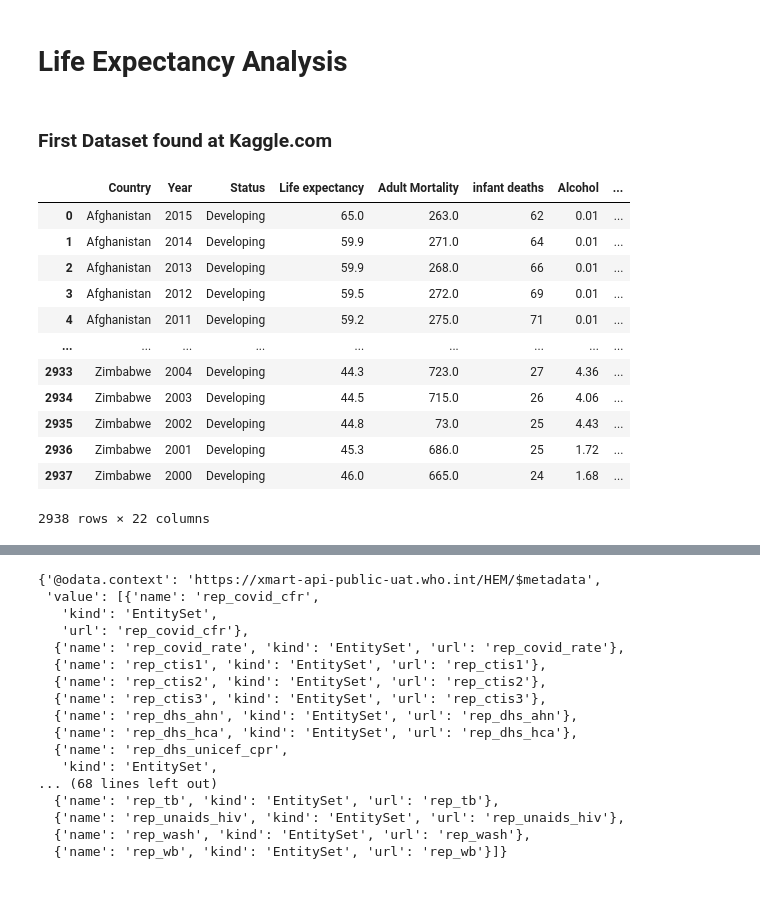
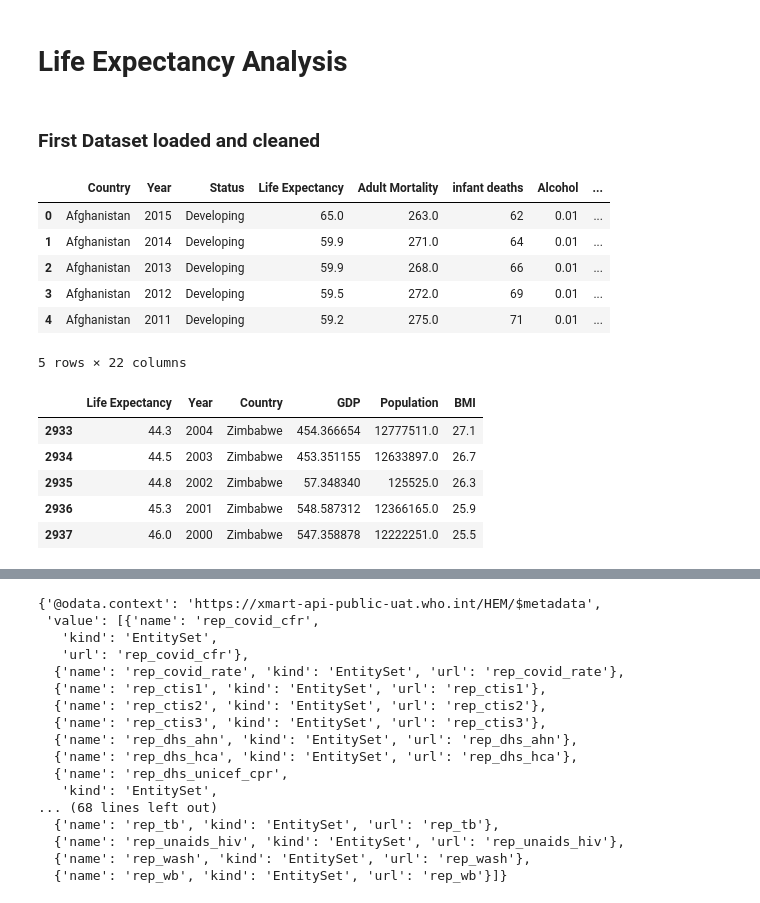
Before and after one commit to JNorthData/Life_Expectancy, a Jupyter notebook: life-expectancy.ipynb, the cells around one changed output, grey strips where cells are left out. Saved outputs shown, nothing was run; the diff lists cells and outputs as text; code cells hidden in the pictures.

```diff
--- a/life-expectancy.ipynb
+++ b/life-expectancy.ipynb
@@ -7,22 +7,32 @@ import pandas as pd
 import requests
 import matplotlib.pyplot as plt
 # %% [markdown]
-### First Dataset found at Kaggle.com
+### First Dataset loaded and cleaned
-# %%
-Life_Exp_df = pd.read_csv('Resources/Life Expectancy Data - WHO.csv')
-
-Life_Exp_df
-# %% [output]
-|  | Country | Year | Status | Life expectancy | Adult Mortality | infant deaths | Alcohol | ... |
-| 0 | Afghanistan | 2015 | Developing | 65.0 | 263.0 | 62 | 0.01 | ... |
-| 1 | Afghanistan | 2014 | Developing | 59.9 | 271.0 | 64 | 0.01 | ... |
-| 2 | Afghanistan | 2013 | Developing | 59.9 | 268.0 | 66 | 0.01 | ... |
-| 3 | Afghanistan | 2012 | Developing | 59.5 | 272.0 | 69 | 0.01 | ... |
-| 4 | Afghanistan | 2011 | Developing | 59.2 | 275.0 | 71 | 0.01 | ... |
-| ... | ... | ... | ... | ... | ... | ... | ... | ... |
-| 2933 | Zimbabwe | 2004 | Developing | 44.3 | 723.0 | 27 | 4.36 | ... |
-| 2934 | Zimbabwe | 2003 | Developing | 44.5 | 715.0 | 26 | 4.06 | ... |
-| 2935 | Zimbabwe | 2002 | Developing | 44.8 | 73.0 | 25 | 4.43 | ... |
-| 2936 | Zimbabwe | 2001 | Developing | 45.3 | 686.0 | 25 | 1.72 | ... |
-| 2937 | Zimbabwe | 2000 | Developing | 46.0 | 665.0 | 24 | 1.68 | ... |
-2938 rows × 22 columns
+# %%
+Life_Exp_df = pd.read_csv('Resources/Life Expectancy Data - WHO.csv')
+
+# Columns 'Life expectancy' and 'BMI' have spaces in the name
+Life_Exp_df.rename(columns={'Life expectancy ': 'Life Expectancy'}, inplace = True)
+Life_Exp_df.rename(columns={' BMI ': 'BMI'}, inplace = True)
+
+Life_Exp_df.head()
+# %% [output]
+|  | Country | Year | Status | Life Expectancy | Adult Mortality | infant deaths | Alcohol | ... |
+| 0 | Afghanistan | 2015 | Developing | 65.0 | 263.0 | 62 | 0.01 | ... |
+| 1 | Afghanistan | 2014 | Developing | 59.9 | 271.0 | 64 | 0.01 | ... |
+| 2 | Afghanistan | 2013 | Developing | 59.9 | 268.0 | 66 | 0.01 | ... |
+| 3 | Afghanistan | 2012 | Developing | 59.5 | 272.0 | 69 | 0.01 | ... |
+| 4 | Afghanistan | 2011 | Developing | 59.2 | 275.0 | 71 | 0.01 | ... |
+5 rows × 22 columns
+# %%
+# Reduce original dataframe to relevant columns only
+Life_Exp_Core = Life_Exp_df[['Life Expectancy', 'Year', 'Country', 'GDP', 'Population', 'BMI']]
+
+Life_Exp_Core.tail()
+# %% [output]
+|  | Life Expectancy | Year | Country | GDP | Population | BMI |
+| 2933 | 44.3 | 2004 | Zimbabwe | 454.366654 | 12777511.0 | 27.1 |
+| 2934 | 44.5 | 2003 | Zimbabwe | 453.351155 | 12633897.0 | 26.7 |
+| 2935 | 44.8 | 2002 | Zimbabwe | 57.348340 | 125525.0 | 26.3 |
+| 2936 | 45.3 | 2001 | Zimbabwe | 548.587312 | 12366165.0 | 25.9 |
+| 2937 | 46.0 | 2000 | Zimbabwe | 547.358878 | 12222251.0 | 25.5 |
```
Also changed, not shown: parts of 6 cells of this notebook, 3 other files.
